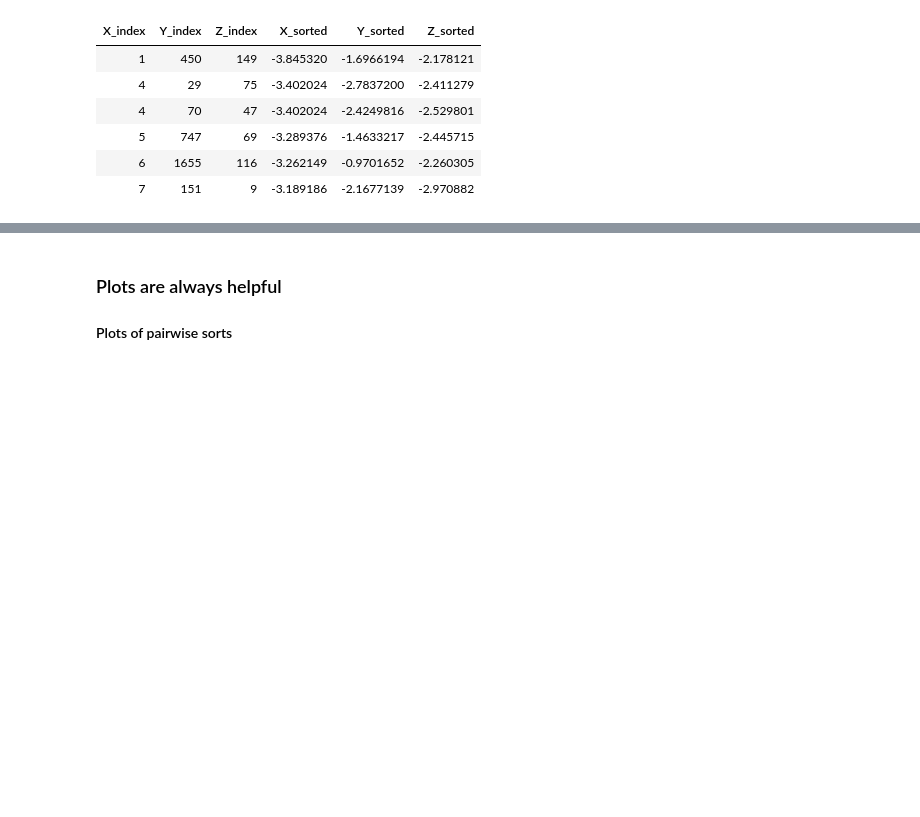
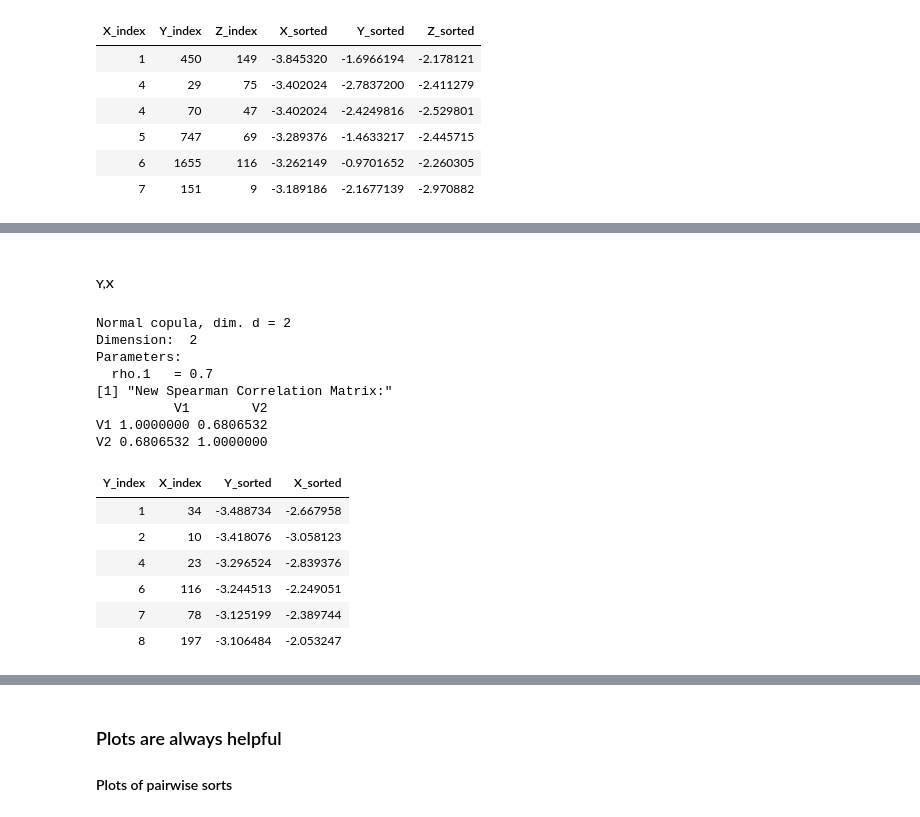
Before and after one commit to sadatnfs/copula, a Jupyter notebook: copula_sorting/testing_copula_for_higher_dims.ipynb, the cells around one changed output, grey strips where cells are left out. Saved outputs shown, nothing was run; the diff lists cells and outputs as text; code cells hidden in the pictures; blank space fills up the shorter version.

```diff
--- a/copula_sorting/testing_copula_for_higher_dims.ipynb
+++ b/copula_sorting/testing_copula_for_higher_dims.ipynb
@@ -173,0 +217,25 @@ V3 0.6792089 0.6822313 1.0000000
+# %% [markdown]
+##### Y,X
+# %%
+YX_copula <- create_corr_indices(0.7, draws = N, data = cbind( Y, X))
+YX_copula_indices <- YX_copula$copula_index
+YX_all_joint <- YX_copula$data
+colnames(YX_copula_indices) <- c( "Y_index","X_index")
+colnames(YX_all_joint) <- c("Y_sorted", "X_sorted")
+head(cbind(YX_copula_indices,YX_all_joint))
+# %% [output]
+Normal copula, dim. d = 2
+Dimension:  2
+Parameters:
+  rho.1   = 0.7
+[1] "New Spearman Correlation Matrix:"
+          V1        V2
+V1 1.0000000 0.6806532
+V2 0.6806532 1.0000000
+| Y_index | X_index | Y_sorted | X_sorted |
+| 1 | 34 | -3.488734 | -2.667958 |
+| 2 | 10 | -3.418076 | -3.058123 |
+| 4 | 23 | -3.296524 | -2.839376 |
+| 6 | 116 | -3.244513 | -2.249051 |
+| 7 | 78 | -3.125199 | -2.389744 |
+| 8 | 197 | -3.106484 | -2.053247 |
```
Also changed, not shown: parts of 18 cells of this notebook.
